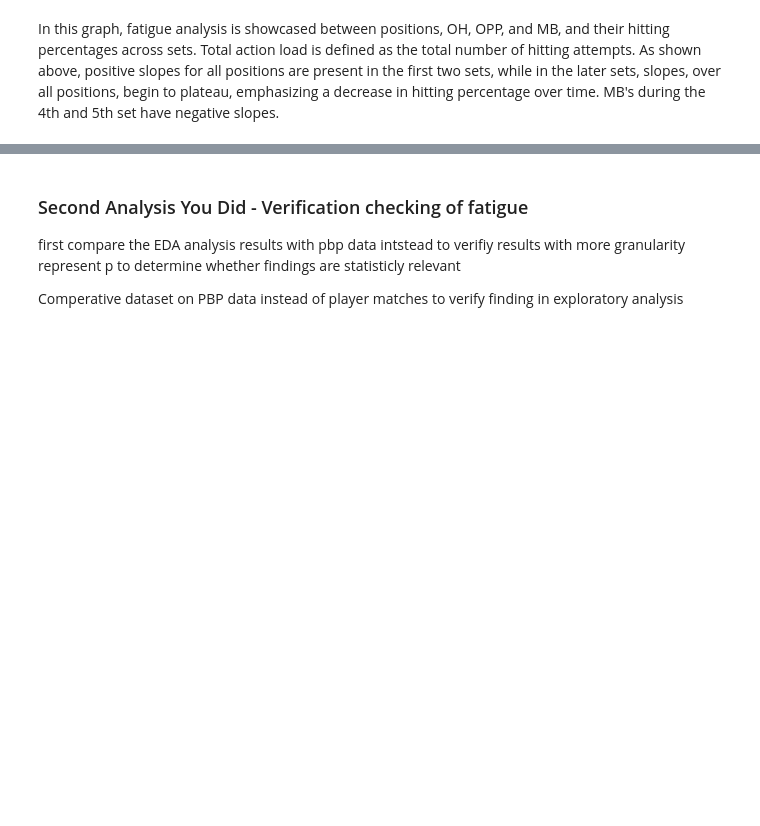
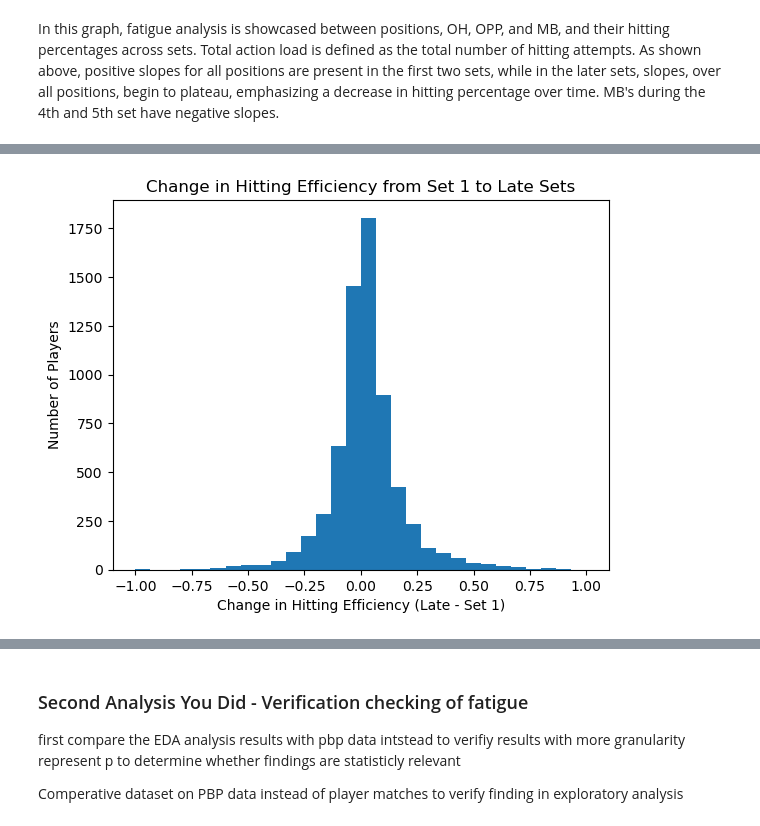
Before and after one commit to COGS108/Group035_WI26, a Jupyter notebook: 03-FinalProject.ipynb, the cells around one changed output, grey strips where cells are left out. Cells and saved outputs as stored; diff of their text form; code cells hidden in the pictures; blank space fills up the shorter version.

```diff
--- a/03-FinalProject.ipynb
+++ b/03-FinalProject.ipynb
@@ -634,0 +849,8 @@ Some more words and stuff.  Remember notebooks work best if you interleave the c
+# %%
+plt.hist(merged['delta_hitpct'], bins=30)
+plt.xlabel('Change in Hitting Efficiency (Late - Set 1)')
+plt.ylabel('Number of Players')
+plt.title('Change in Hitting Efficiency from Set 1 to Late Sets')
+plt.show()
+# %% [output]
+[figure, added]
```
Also changed, not shown: parts of 13 cells of this notebook.
